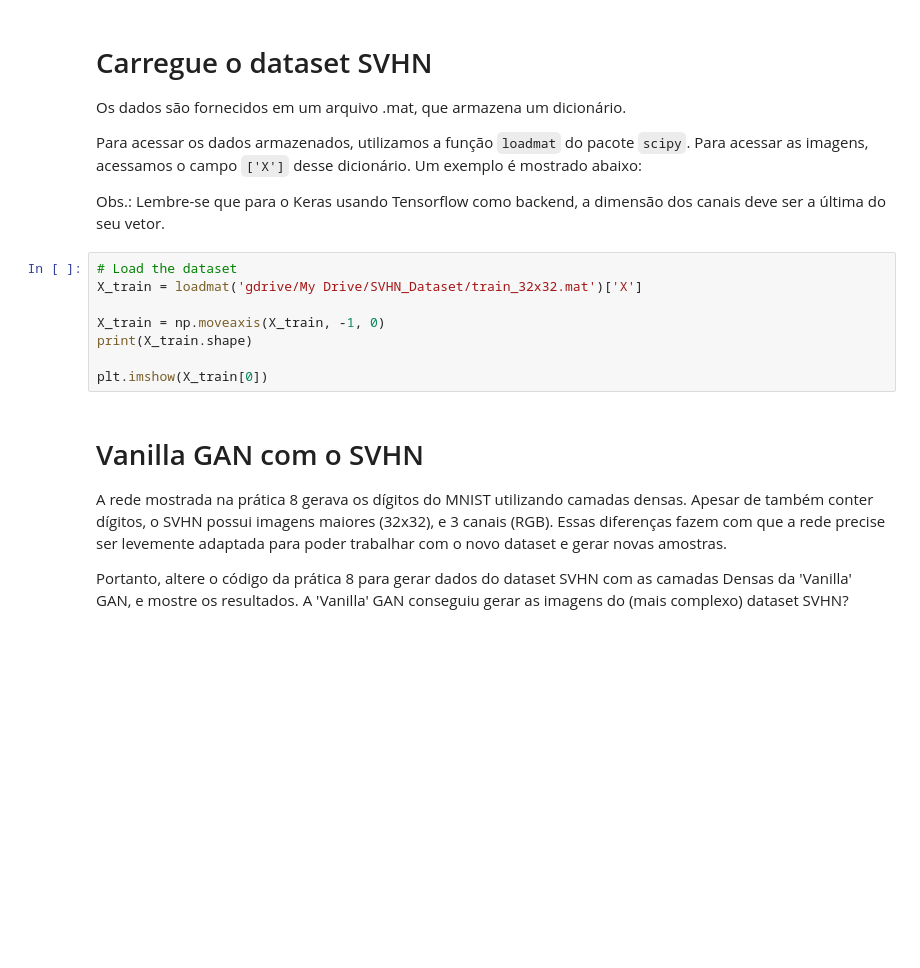
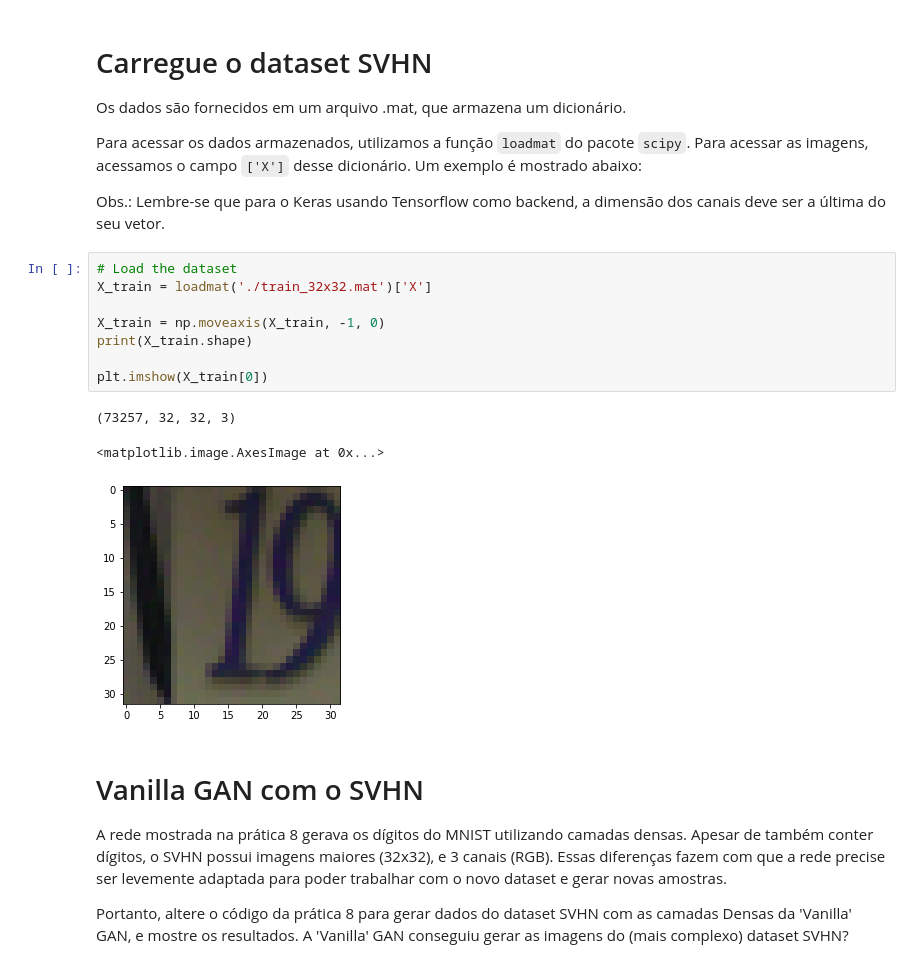
Before and after one commit to esuda/mineiracao_dados_complexos, a Jupyter notebook: Deep Learning/Trabalho3_DCGAN.ipynb, the cells around one changed output. Cells and saved outputs as stored; diff of their text form; blank space fills up the shorter version.

```diff
--- a/Deep Learning/Trabalho3_DCGAN.ipynb
+++ b/Deep Learning/Trabalho3_DCGAN.ipynb
@@ -41,12 +40,16 @@ Para acessar os dados armazenados, utilizamos a função `loadmat` do pacote `sc
 Obs.: Lembre-se que para o Keras usando Tensorflow como backend, a dimensão dos canais deve ser a última do seu vetor.
 # %%
 # Load the dataset
-X_train = loadmat('gdrive/My Drive/SVHN_Dataset/train_32x32.mat')['X']
+X_train = loadmat('./train_32x32.mat')['X']
 
 X_train = np.moveaxis(X_train, -1, 0)
 print(X_train.shape)
 
 plt.imshow(X_train[0])
+# %% [output]
+(73257, 32, 32, 3)
+<matplotlib.image.AxesImage at 0x...>
+[figure, added]
 # %% [markdown]
 # Vanilla GAN com o SVHN
 A rede mostrada na prática 8 gerava os dígitos do MNIST utilizando camadas densas. Apesar de também conter dígitos, o SVHN possui imagens maiores (32x32), e 3 canais (RGB). Essas diferenças fazem com que a rede precise ser levemente adaptada para poder trabalhar com o novo dataset e gerar novas amostras.
```
Also changed, not shown: parts of 12 cells of this notebook, 1 other file.
